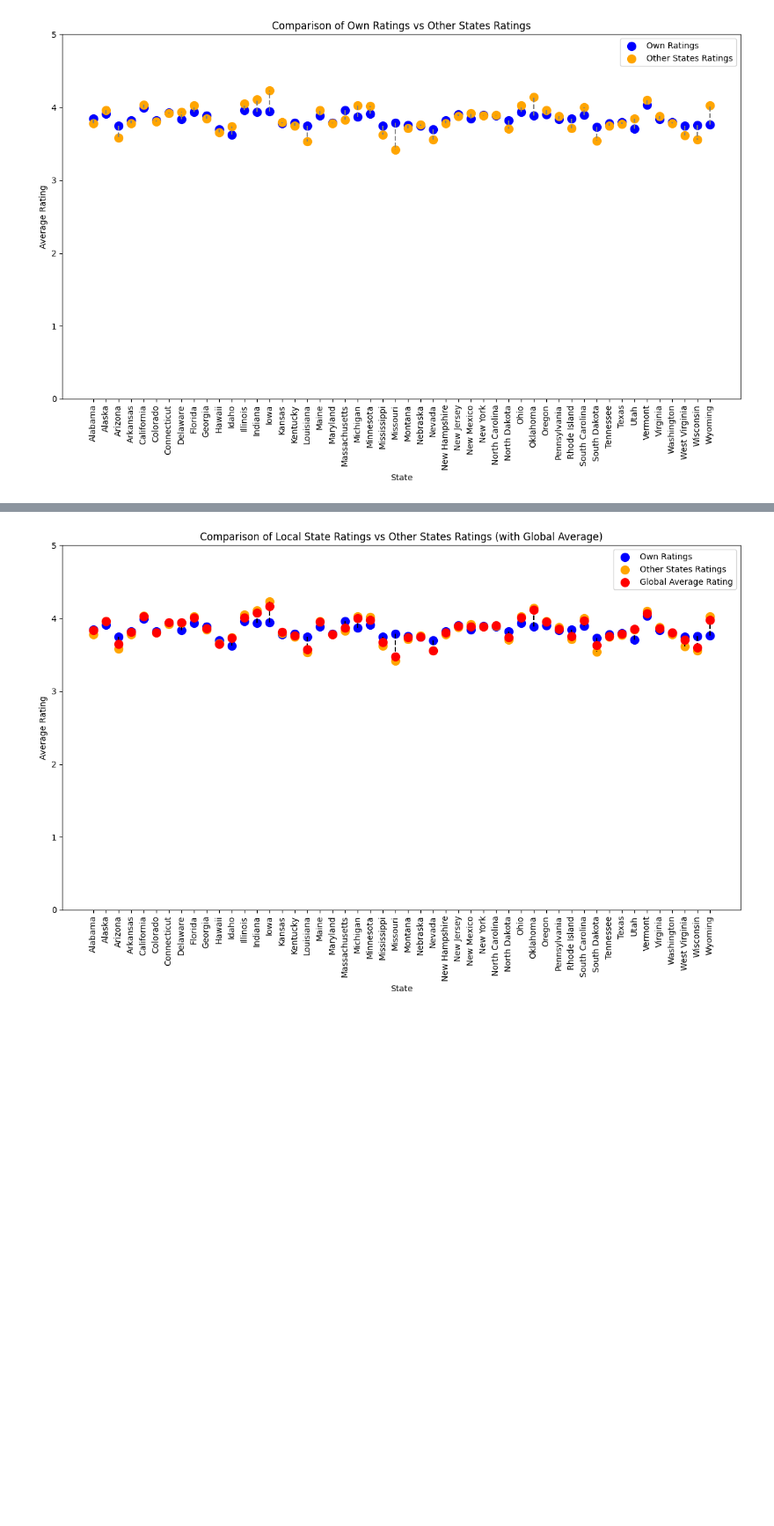
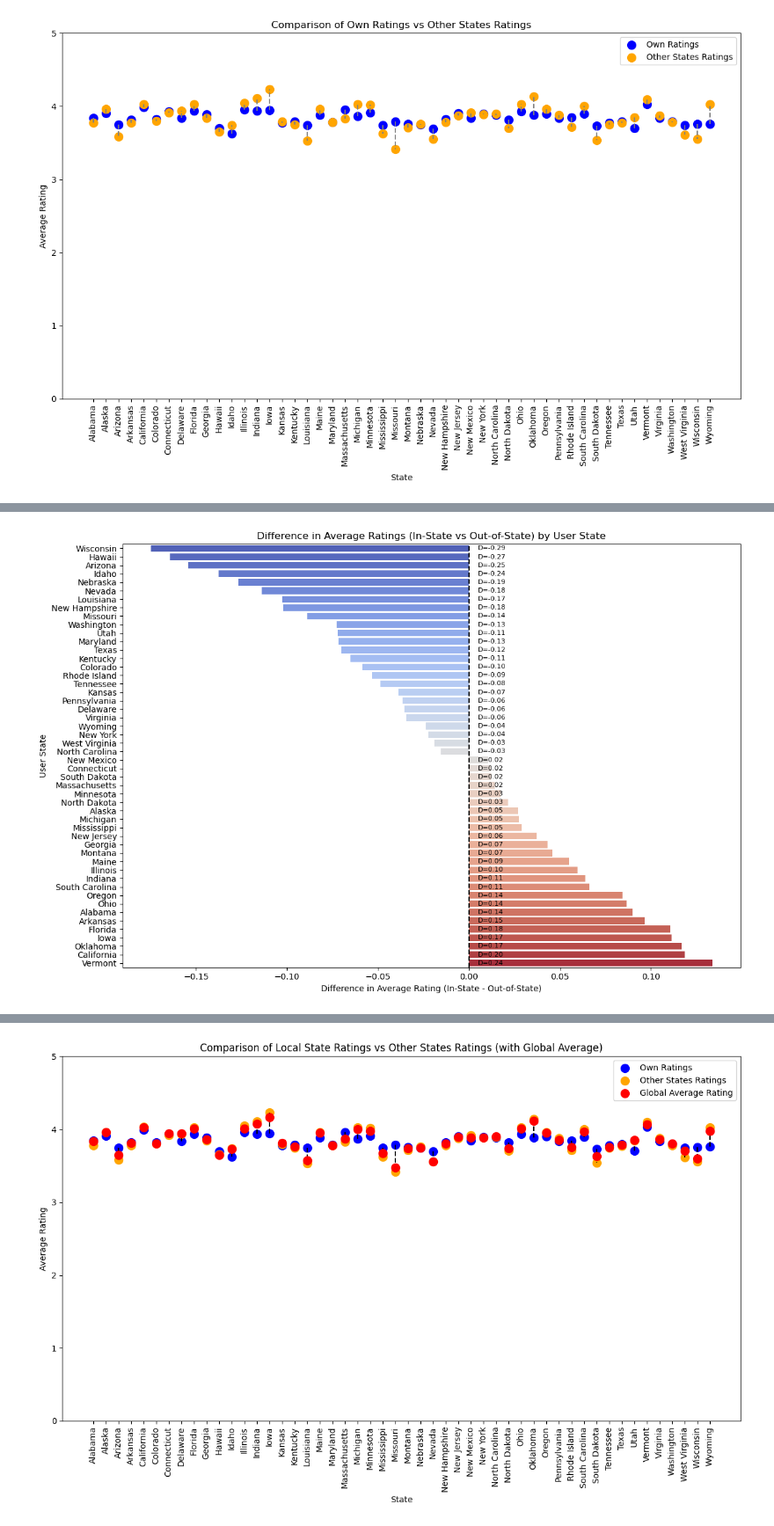
Before and after one commit to epfl-ada/ada-2024-project-x0x0, a Jupyter notebook: src/questions/q1.ipynb, the cells around one changed output, grey strips where cells are left out. Shown at 88% size. Cells and saved outputs as stored; diff of their text form; code cells hidden in the pictures; blank space fills up the shorter version.

```diff
--- a/src/questions/q1.ipynb
+++ b/src/questions/q1.ipynb
@@ -160,0 +348,95 @@ plt.show()
+# %%
+def cohen_d(x, y):
+    x = np.array(x, dtype=float)
+    y = np.array(y, dtype=float)
+    nx, ny = len(x), len(y)
+    if nx < 2 or ny < 2:
+        return np.nan
+    mean_x, mean_y = np.mean(x), np.mean(y)
+    std_x, std_y = np.std(x, ddof=1), np.std(y, ddof=1)  # Using sample standard deviation
+    pooled_std = np.sqrt(((nx - 1) * std_x ** 2 + (ny - 1) * std_y ** 2) / (nx + ny - 2))
+    if pooled_std == 0:
+        return np.nan
+    return (mean_x - mean_y) / pooled_std
+
+unique_states = US_ratings['user_state'].unique()
+
+results = []
+
+for state in unique_states:
+    state_users = US_ratings[US_ratings['user_state'] == state].copy()
+
+    if state_users.empty:
+        continue
+
+    state_users['beer_origin'] = np.where(
+        state_users['beer_state'] == state,
+        'In-State Beer',
+        'Out-of-State Beer'
+    )
+
+    in_state_ratings = state_users[state_users['beer_origin'] == 'In-State Beer']['rating']
+    out_of_state_ratings = state_users[state_users['beer_origin'] == 'Out-of-State Beer']['rating']
+
+    if in_state_ratings.empty or out_of_state_ratings.empty:
+        continue
+
+    average_in_state = in_state_ratings.mean()
+    average_out_of_state = out_of_state_ratings.mean()
+
+    d_value = cohen_d(in_state_ratings, out_of_state_ratings)
+
+    rating_diff = average_in_state - average_out_of_state
+
+    results.append({
+        'state': state,
+        'average_in_state': average_in_state,
+        'average_out_of_state': average_out_of_state,
+        'difference': rating_diff,
+        'cohen_d': d_value
+    })
+
+state_results = pd.DataFrame(results)
+state_results.sort_values(by='difference', inplace=True)  # Sort by difference
+state_results.reset_index(drop=True, inplace=True)
+
+print(state_results)
+
+plt.figure(figsize=(12, 8))
+ax = sns.barplot(data=state_results, y='state', x='difference', palette='coolwarm', orient='h')
+plt.title("Difference in Average Ratings (In-State vs Out-of-State) by User State")
+plt.ylabel("User State")
+plt.xlabel("Difference in Average Rating (In-State - Out-of-State)")
+plt.axvline(0, color='black', linestyle='--')
+
+for i, row in state_results.iterrows():
+    d_val = f"D={row['cohen_d']:.2f}" if not pd.isna(row['cohen_d']) else "D=NaN"
+    text_x = 0.005
+    ax.text(text_x, i, d_val,
+            color='black', ha='left', va='center', fontsize=8, rotation=0)
+
+plt.tight_layout()
+plt.show()
+
+filtered_results = state_results[abs(state_results['cohen_d']) > 0.2].copy()
+filtered_results.sort_values(by='difference', inplace=True)
+filtered_results.reset_index(drop=True, inplace=True)
+
+print(filtered_results)
+
+plt.figure(figsize=(12, 6))
+ax2 = sns.barplot(data=filtered_results, y='state', x='difference', palette='coolwarm', orient='h')
+plt.title("Difference in Average Ratings (In-State vs Out-of-State) by User State | |Cohen's D| > 0.2")
+plt.xlabel("Difference in Average Rating (In-State - Out-of-State)")
+plt.ylabel("User State")
+plt.axvline(0, color='black', linestyle='--')
+
+for i, row in filtered_results.iterrows():
+    d_val = f"D={row['cohen_d']:.2f}" if not pd.isna(row['cohen_d']) else "D=NaN"
+    text_x = 0.005
+    ax2.text(text_x, i, d_val,
+             color='black', ha='left', va='center', fontsize=8, rotation=0)
+
+plt.tight_layout()
+plt.show()
+# %% [output]
@@ -160,0 +463 @@ plt.show()
+[figure, added]
```
Also changed, not shown: parts of 5 cells of this notebook.
